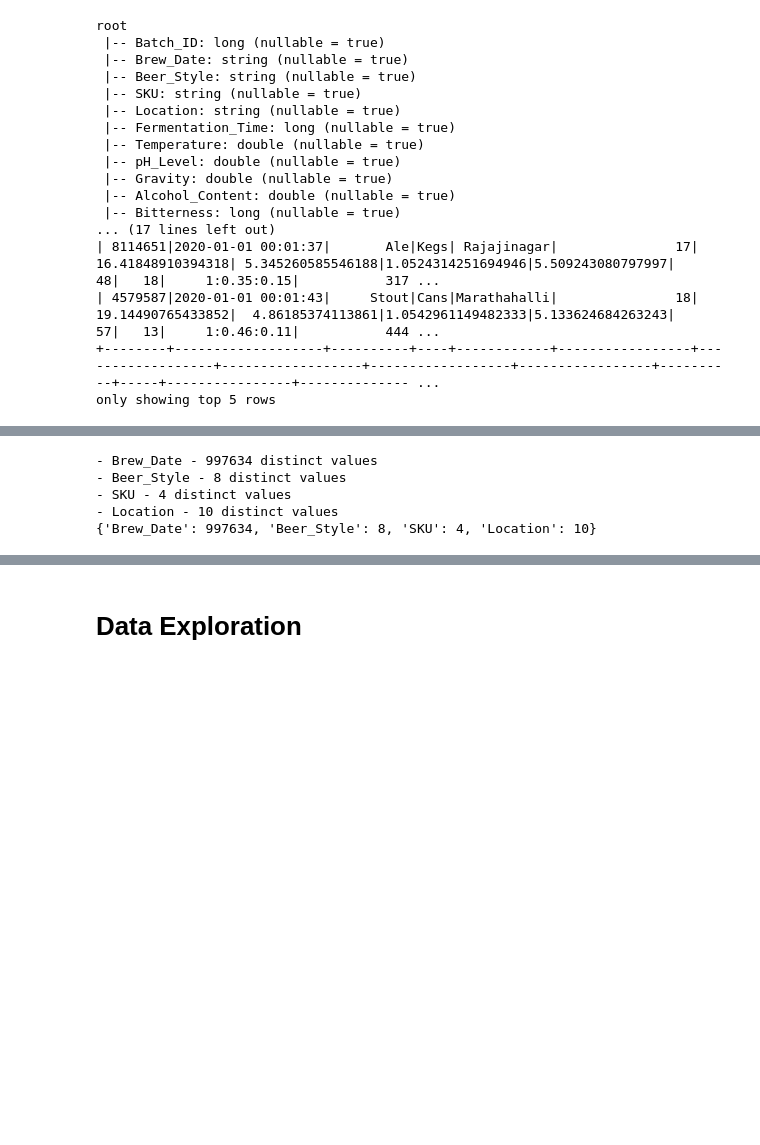
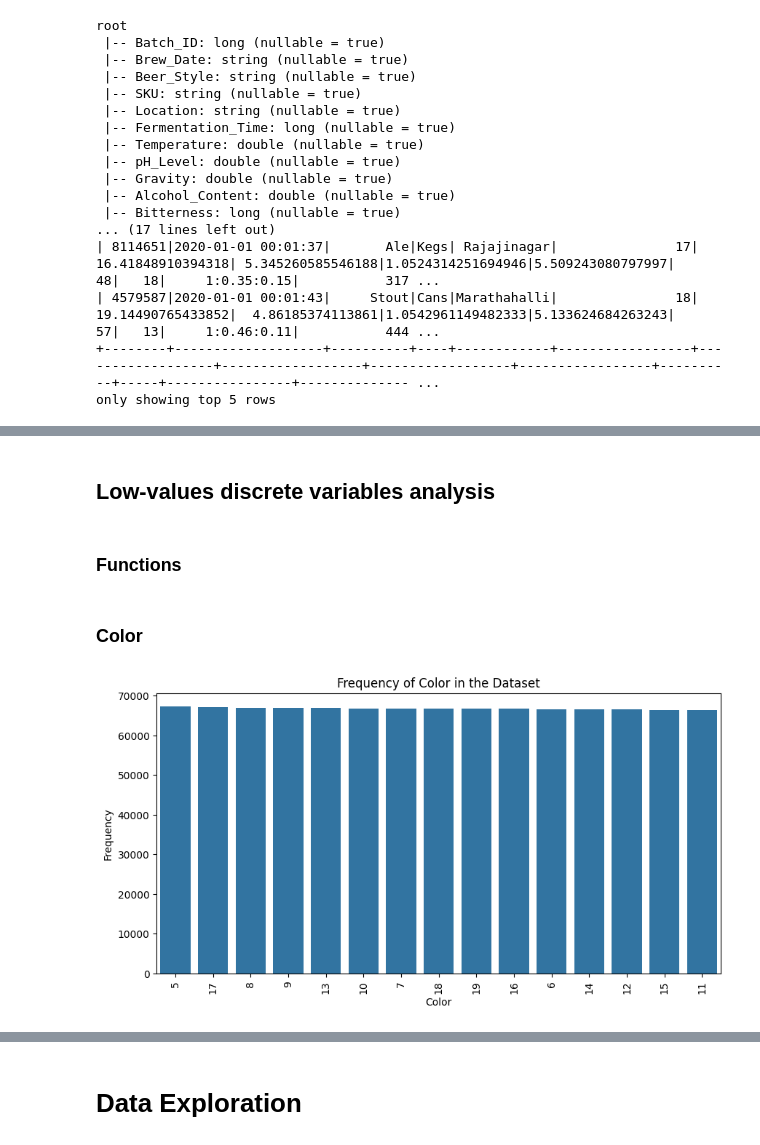
Before and after one commit to VincenzoRocchi/DDAM, a Jupyter notebook: code/Brewery.ipynb, the cells around one changed output, grey strips where cells are left out. Drawn from its saved outputs; the diff is of its cells as text; code cells hidden in the pictures; blank space fills up the shorter version.

```diff
--- a/code/Brewery.ipynb
+++ b/code/Brewery.ipynb
@@ -32,7 +36,7 @@ import matplotlib.pyplot as plt
 from pyspark.sql import SparkSession
 from pyspark.sql import functions as F
 # %%
-spark = SparkSession.builder.appName("spark").config("spark.driver.memory", "32g").getOrCreate()
+spark = SparkSession.builder.appName("spark").config("spark.driver.memory", "24g").getOrCreate()
 spark
 # %% [output]
 <pyspark.sql.session.SparkSession at 0x...>
@@ -75,7 +79,7 @@ root
 +--------+-------------------+----------+----+------------+-----------------+------------------+------------------+------------------+-----------------+----------+-----+----------------+-------------- ...
 only showing top 5 rows
 # %%
-sample = df.sample(fraction=0.1, seed=42).drop("Batch_ID")
+sample = df.sample(fraction=0.1, seed=42) #.drop("Batch_ID")
 # %%
 summary_stats = sample.toPandas().describe()
 rounded_describe = np.round(summary_stats, 2)
@@ -98,14 +101,14 @@ from pyspark.sql.functions import split, col
 split_col = split(col("Ingredient_Ratio"), ":")
 
 # Create three separate columns for water, grains, and hops
-sample = sample.withColumn("water", split_col.getItem(0).cast("float"))
-sample = sample.withColumn("grains", split_col.getItem(1).cast("float"))
-sample = sample.withColumn("hops", split_col.getItem(2).cast("float"))
+sample = sample.withColumn("water", split_col.getItem(0).cast("double"))
+sample = sample.withColumn("grains", split_col.getItem(1).cast("double"))
+sample = sample.withColumn("hops", split_col.getItem(2).cast("double"))
 sample = sample.drop("Ingredient_Ratio")
 # Now you have three separate columns for water, grains, and hops with their respective values
 # %%
 # Define a new column with the USD per liter ratio
-sample = sample.withColumn("USD_per_Liter", F.col("Total_Sales") / F.col("Volume_Produced"))
+sample = sample.withColumn("USD_per_Liter", F.col("Total_Sales") / F.col("Volume_Produced").cast("double"))
 # %%
 from pyspark.sql.types import StringType
 
@@ -151,16 +132,12 @@ print(distinct_num_counts)
 # %%
-distinct_cat_counts = {}
+# distinct_cat_counts = {}
 
-for col in categorical_cols:
-    distinct_count = sample.select(col).distinct().count()
-    distinct_cat_counts[col] = distinct_count
+# for col in categorical_cols:
+#     distinct_count = sample.select(col).distinct().count()
+#     distinct_cat_counts[col] = distinct_count
 
-    print(f"- {col} - {distinct_count} distinct values")
-
-print(distinct_cat_counts)
+#     print(f"- {col} - {distinct_count} distinct values")
-# %% [output]
-- Brew_Date - 997634 distinct values
-- Beer_Style - 8 distinct values
-- SKU - 4 distinct values
-- Location - 10 distinct values
-{'Brew_Date': 997634, 'Beer_Style': 8, 'SKU': 4, 'Location': 10}
+# %% [markdown]
+## Low-values discrete variables analysis
+# %% [markdown]
+### Functions
@@ -166,0 +228,14 @@ print(distinct_cat_counts)
+# %% [markdown]
+### Color
+# %%
+color_frequency = sample.groupBy("Color").count().toPandas()
+
+plt.figure(figsize=(10, 5))
+sns.barplot(data=color_frequency, x="Color", y="count", order=color_frequency.sort_values('count', ascending=False)["Color"])
+plt.title('Frequency of Color in the Dataset')
+plt.xlabel('Color')
+plt.ylabel('Frequency')
+plt.xticks(rotation=90)
+plt.show()
+# %% [output]
+[figure, added]
```
Also changed, not shown: parts of 59 cells of this notebook, 1 other file.
